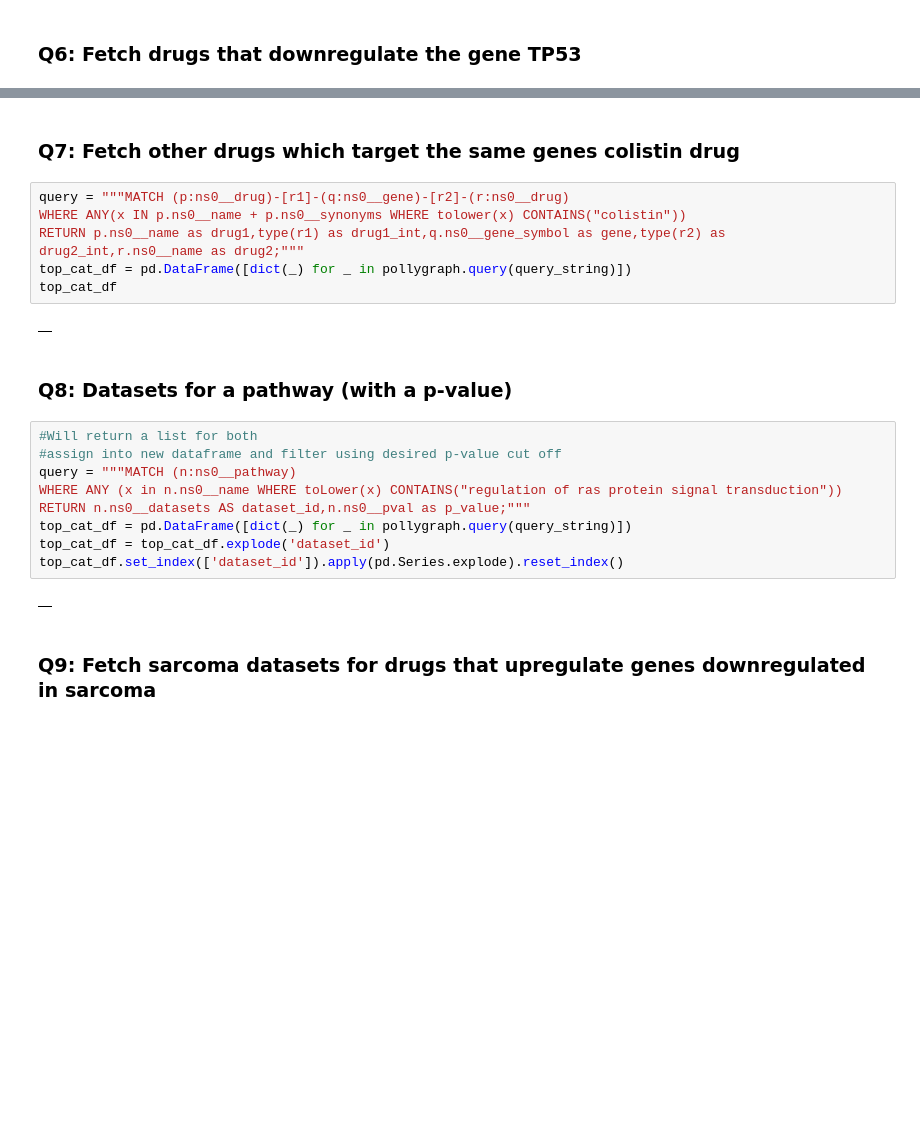
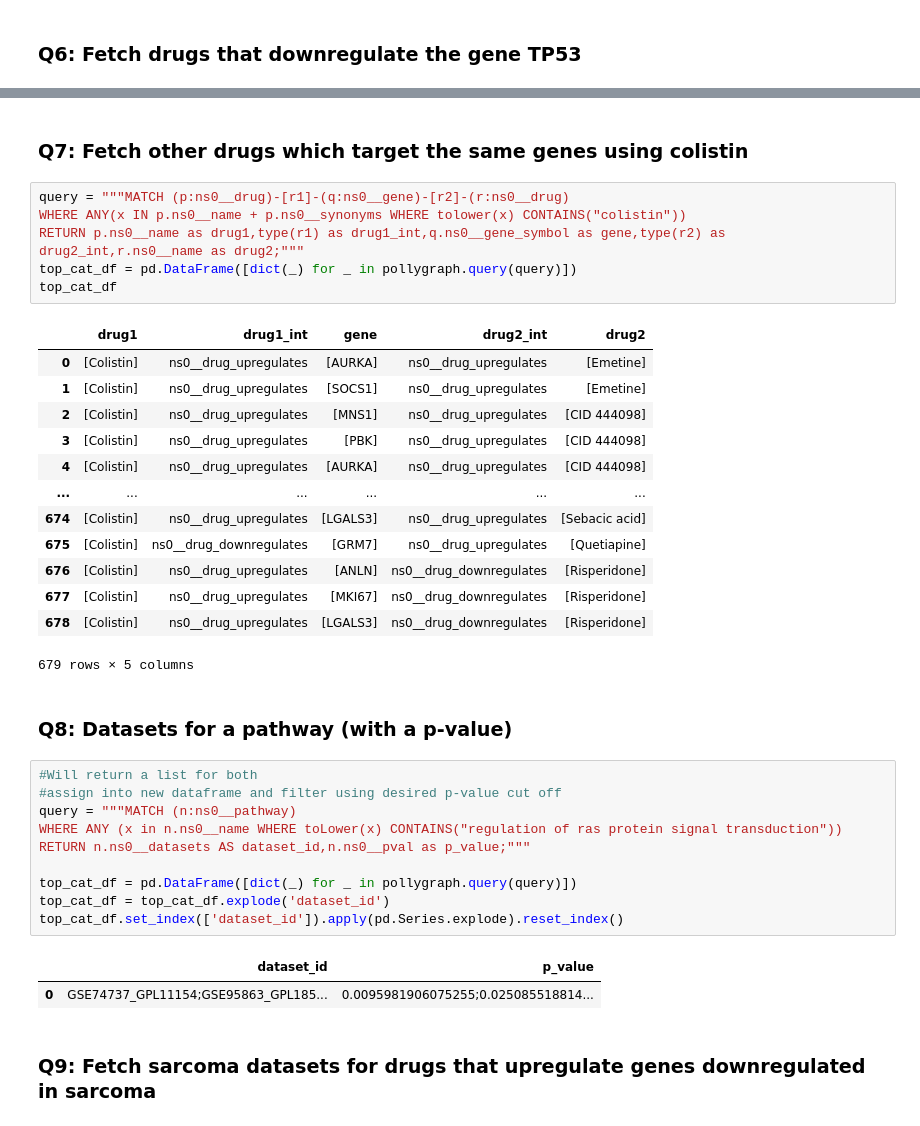
Before and after one commit to ElucidataInc/polly-python, a Jupyter notebook: Discover/pollygraph/Search_KG.ipynb, the cells around one changed output, grey strips where cells are left out. Drawn from its saved outputs; the diff is of its cells as text; blank space fills up the shorter version.

```diff
--- a/Discover/pollygraph/Search_KG.ipynb
+++ b/Discover/pollygraph/Search_KG.ipynb
@@ -411,13 +454,25 @@ top_cat_df
 # %% [markdown]
-### Q7: Fetch other drugs which target the same genes colistin drug
+### Q7: Fetch other drugs which target the same genes using colistin
 # %%
 query = """MATCH (p:ns0__drug)-[r1]-(q:ns0__gene)-[r2]-(r:ns0__drug)
 WHERE ANY(x IN p.ns0__name + p.ns0__synonyms WHERE tolower(x) CONTAINS("colistin"))
 RETURN p.ns0__name as drug1,type(r1) as drug1_int,q.ns0__gene_symbol as gene,type(r2) as drug2_int,r.ns0__name as drug2;"""
-top_cat_df = pd.DataFrame([dict(_) for _ in pollygraph.query(query_string)])
+top_cat_df = pd.DataFrame([dict(_) for _ in pollygraph.query(query)])
 top_cat_df
 # %% [output]
-|  |
+|  | drug1 | drug1_int | gene | drug2_int | drug2 |
+| 0 | [Colistin] | ns0__drug_upregulates | [AURKA] | ns0__drug_upregulates | [Emetine] |
+| 1 | [Colistin] | ns0__drug_upregulates | [SOCS1] | ns0__drug_upregulates | [Emetine] |
+| 2 | [Colistin] | ns0__drug_upregulates | [MNS1] | ns0__drug_upregulates | [CID 444098] |
+| 3 | [Colistin] | ns0__drug_upregulates | [PBK] | ns0__drug_upregulates | [CID 444098] |
+| 4 | [Colistin] | ns0__drug_upregulates | [AURKA] | ns0__drug_upregulates | [CID 444098] |
+| ... | ... | ... | ... | ... | ... |
+| 674 | [Colistin] | ns0__drug_upregulates | [LGALS3] | ns0__drug_upregulates | [Sebacic acid] |
+| 675 | [Colistin] | ns0__drug_downregulates | [GRM7] | ns0__drug_upregulates | [Quetiapine] |
+| 676 | [Colistin] | ns0__drug_upregulates | [ANLN] | ns0__drug_downregulates | [Risperidone] |
+| 677 | [Colistin] | ns0__drug_upregulates | [MKI67] | ns0__drug_downregulates | [Risperidone] |
+| 678 | [Colistin] | ns0__drug_upregulates | [LGALS3] | ns0__drug_downregulates | [Risperidone] |
+679 rows × 5 columns
 # %% [markdown]
 ### Q8:  Datasets for a pathway (with a p-value)
 # %%
@@ -426,11 +481,13 @@ top_cat_df
 query = """MATCH (n:ns0__pathway)
 WHERE ANY (x in n.ns0__name WHERE toLower(x) CONTAINS("regulation of ras protein signal transduction"))
 RETURN n.ns0__datasets AS dataset_id,n.ns0__pval as p_value;"""
-top_cat_df = pd.DataFrame([dict(_) for _ in pollygraph.query(query_string)])
+
+top_cat_df = pd.DataFrame([dict(_) for _ in pollygraph.query(query)])
 top_cat_df = top_cat_df.explode('dataset_id')
 top_cat_df.set_index(['dataset_id']).apply(pd.Series.explode).reset_index()
 # %% [output]
-|  |
+|  | dataset_id | p_value |
+| 0 | GSE74737_GPL11154;GSE95863_GPL185... | 0.0095981906075255;0.025085518814... |
 # %% [markdown]
 ### Q9: Fetch sarcoma datasets for drugs that upregulate genes downregulated in sarcoma
 # %%
```
Also changed, not shown: parts of 13 cells of this notebook.
